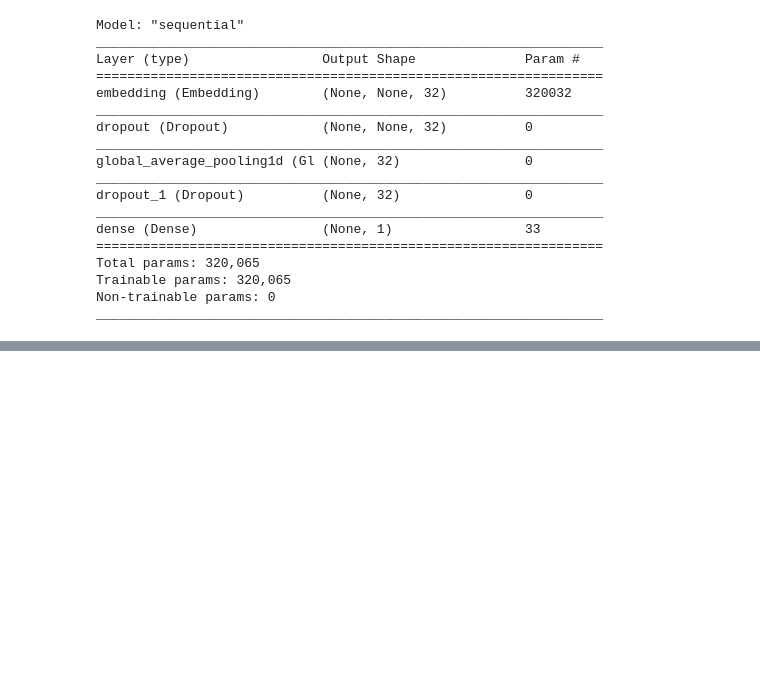
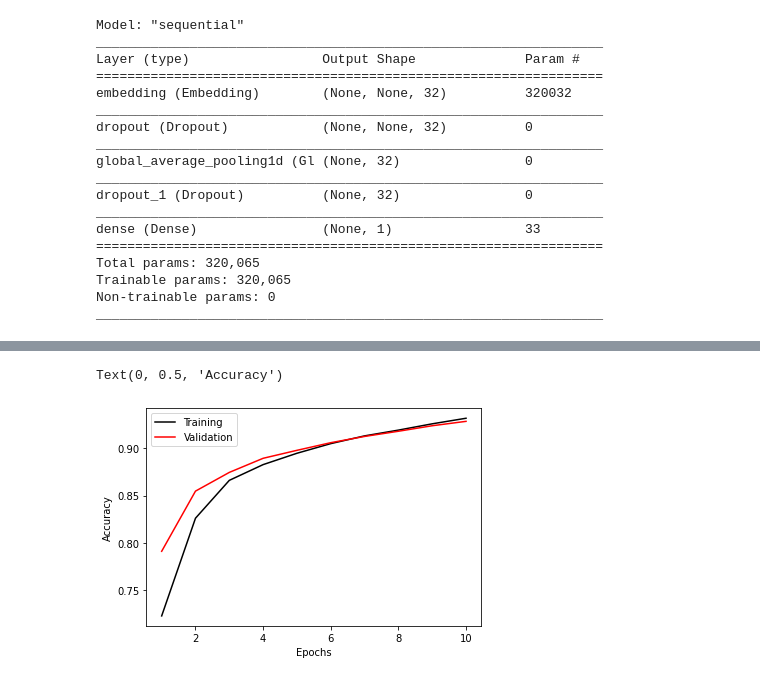
Before and after one commit to damiansp/neuralNet, a Jupyter notebook: python/tensorflow/docs/tutorial/beginner/02_basic_text_classification.py.ipynb, the cells around one changed output, grey strips where cells are left out. Saved outputs shown, nothing was run; the diff lists cells and outputs as text; code cells hidden in the pictures; blank space fills up the shorter version.

```diff
--- a/python/tensorflow/docs/tutorial/beginner/02_basic_text_classification.py.ipynb
+++ b/python/tensorflow/docs/tutorial/beginner/02_basic_text_classification.py.ipynb
@@ -231,0 +254,9 @@ Epoch 10/10
+# %%
+plt.plot(ep, acc, 'k', label='Training')
+plt.plot(ep, val_acc, 'r', label='Validation')
+plt.legend()
+plt.xlabel('Epochs')
+plt.ylabel('Accuracy')
+# %% [output]
+Text(0, 0.5, 'Accuracy')
+[figure, added]
```
Also changed, not shown: parts of 10 cells of this notebook.
